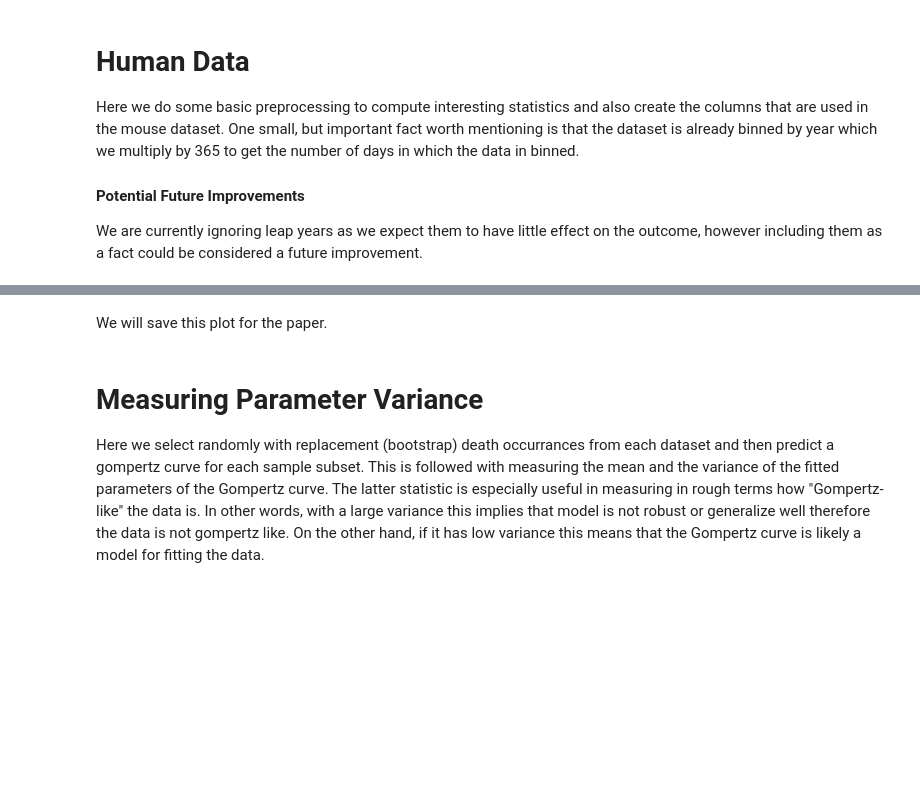
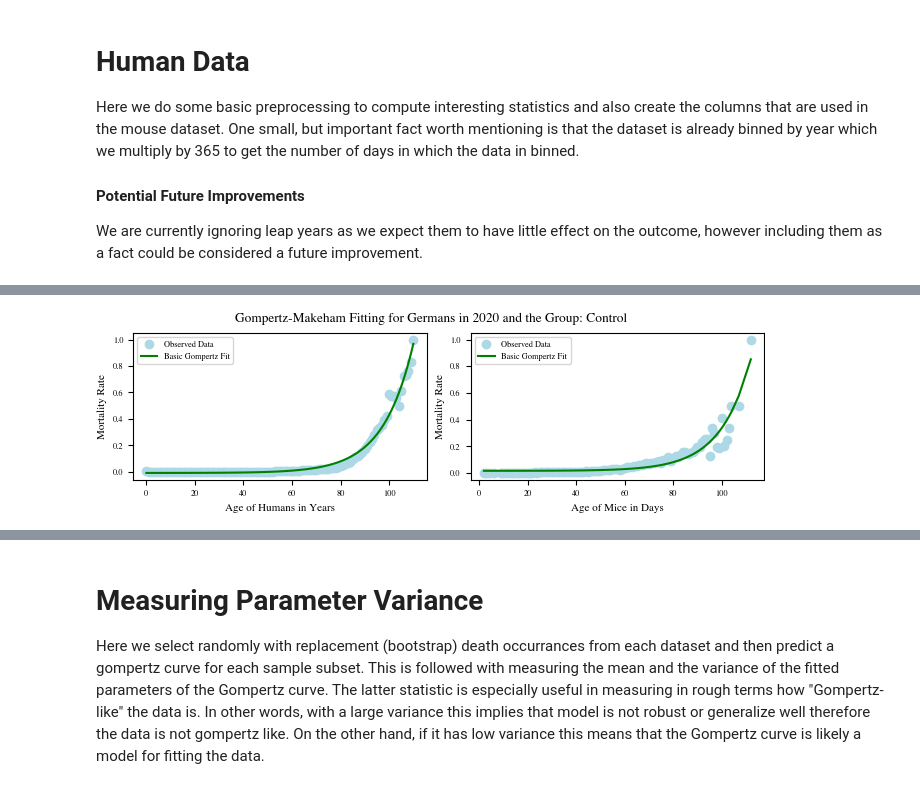
Before and after one commit to shs2017/Data-Literacy, a Jupyter notebook: exp/001_GompertzAssumption.ipynb, the cells around one changed output, grey strips where cells are left out. Saved outputs shown, nothing was run; the diff lists cells and outputs as text; code cells hidden in the pictures; blank space fills up the shorter version.

```diff
--- a/exp/001_GompertzAssumption.ipynb
+++ b/exp/001_GompertzAssumption.ipynb
@@ -46,7 +46,7 @@ mouse_bin_period_in_days = 13
 days_per_years = 365
 
 # tueplots settings
-COL_STATE = 'half'  #Set to 'half' for the plot in the paper, 'full' for better analysis of the data
+COL_STATE = 'full'  #Set to 'half' for the plot in the paper, 'full' for better analysis of the data
 NROWS = 1
 NCOLS = 1
 USE_LATEX = False    #df: Somehow it doesn't work when USE_LATEX is True because "RuntimeError: Failed to process string with tex because latex could not be found". DIY
@@ -375,42 +453,85 @@ human_samples = ExperimentSample(ages=ages, mortality_rate=mortality_rates)
 
 human_initial_gompertz_parameters = GompertzMakeham(alpha=0.1, beta=0.085, gamma=0.01)
 predicted_parameters, predicted_mortality = fit_gompertz_from_experiment(human_samples, human_initial_gompertz_parameters)
 
 predicted_mortality = law_function(ages, predicted_parameters.alpha, predicted_parameters.beta, predicted_parameters.gamma)
 
-fig, ax = plt.subplots()
-# Plot the results
+# Fit control group data to Gompertz
+group_control = experiment_groups['Control']
+initial_parameters_control = GompertzMakeham(alpha=0.1, beta=0.085, gamma=0.01)
+
+sample_control = compute_experiment_sample(group_control, mouse_bin_period_in_days)
+parameters_control, predicted_mortality_control = fit_gompertz_from_experiment(sample_control, initial_parameters_control)
+
+ages_control = sample_control.ages
+mortality_rate_control = sample_control.mortality_rate
+
+# Plot the human results
+plt.rcParams.update(bundles.icml2022(column=COL_STATE, nrows=1, ncols=2, usetex=USE_LATEX))
+fig, (ax1, ax2) = plt.subplots(nrows=1, ncols=2)
+
 if USE_LOG:
     log_predicted_mortality = np.log(predicted_mortality)
-    ax.scatter(ages, log_mortality_rates, label='Observed Data', color=COLOR_MAP[0])
-    ax.plot(ages, log_predicted_mortality, label='Basic Gompertz Fit', color=COLOR_MAP[1])
+    ax1.scatter(ages, log_mortality_rates, label='Observed Data', color=COLOR_MAP[0])
+    ax1.plot(ages, log_predicted_mortality, label='Basic Gompertz Fit', color=COLOR_MAP[1])
 else:
-    ax.scatter(ages, mortality_rates, label='Observed Data', color=COLOR_MAP[0])
-    ax.plot(ages, predicted_mortality, label='Basic Gompertz Fit', color=COLOR_MAP[1])
-ax.set_xlabel('Age of Humans(years)')
-ax.set_ylabel('Mortality Rate')
-ax.set_title(f'Gompertz-Makeham Fitting for the Group: {GROUP_KEY}')
-ax.legend()
+    ax1.scatter(ages, mortality_rates, label='Observed Data', color=COLOR_MAP[0])
+    ax1.plot(ages, predicted_mortality, label='Basic Gompertz Fit', color=COLOR_MAP[1])
+ax1.set_xlabel('Age of Humans in Years')
+ax1.set_ylabel('Mortality Rate')
+fig.suptitle(f'Gompertz-Makeham Fitting for Germans in 2020 and the Group: {GROUP_KEY}')
+ax1.legend()
+
+# Plot the control group results
+if USE_LOG:
+    log_mortality_rate_control = mortality_rate_control.apply(lambda x: np.log(x))
+    log_predicted_mortality_control = np.log(predicted_mortality_control)
+    ax2.scatter(ages_control, log_mortality_rate_control, label='Observed Data', color=COLOR_MAP[0])
+    ax2.plot(ages_control, log_predicted_mortality_control, label='Basic Gompertz Fit', color=COLOR_MAP[1])
+else:
+    ax2.scatter(ages_control, mortality_rate_control, label='Observed Data', color=COLOR_MAP[0])
+    ax2.plot(ages_control, predicted_mortality_control, label='Basic Gompertz Fit', color=COLOR_MAP[1])
+ax2.set_xlabel('Age of Mice in Days')
+ax2.set_ylabel(f'Mortality Rate')
+ax2.legend()
 
 # We will save this plot if there is only 1 group to plot
 if PLOT_ALL_GROUP == False:
-
     fig.savefig('../fig/2401_001_gompertz_' + GROUP_KEY + '.pdf')
 
 plt.show()
 
-print("Fitted Parameters:")
+print("Fitted Parameters for Human:")
 print("Alpha:", predicted_parameters.alpha)
 print("Beta:", predicted_parameters.beta)
 print("Gamma:", predicted_parameters.gamma)
 
 r_squared = None
 mse = None
 if USE_LOG:
     r_squared = r2_score(log_mortality_rates, log_predicted_mortality)
     mse = mean_squared_error(log_mortality_rates, log_predicted_mortality)
 else:
     r_squared = r2_score(mortality_rates, predicted_mortality)
     mse = mean_squared_error(mortality_rates, predicted_mortality)
 print(f'R-squared: {r_squared}')
 print(f'Mean Squared Error: {mse}')
+print()
+
+print(f"Fitted Parameters for {GROUP_KEY}:")
+print("Alpha:", parameters_control.alpha)
+print("Beta:", parameters_control.beta)
+print("Gamma:", parameters_control.gamma)
+
+r_squared = None
+mse = None
+if USE_LOG:
+    r_squared = r2_score(log_mortality_rate_control, log_predicted_mortality_control)
+    mse = mean_squared_error(log_mortality_rate_control, log_predicted_mortality_control)
+else:
+    r_squared = r2_score(mortality_rate_control, predicted_mortality_control)
+    mse = mean_squared_error(mortality_rate_control, predicted_mortality_control)
+print(f'R-squared: {r_squared}')
+print(f'Mean Squared Error: {mse}')
+# %% [output]
+[figure, added]
@@ -417,5 +551,3 @@ print(f'Mean Squared Error: {mse}')
-# %% [markdown]
-We will save this plot for the paper.
 # %%
 @dataclass
 class BootstrapSetup:
```
Also changed, not shown: parts of 17 cells of this notebook, 1 other file.
